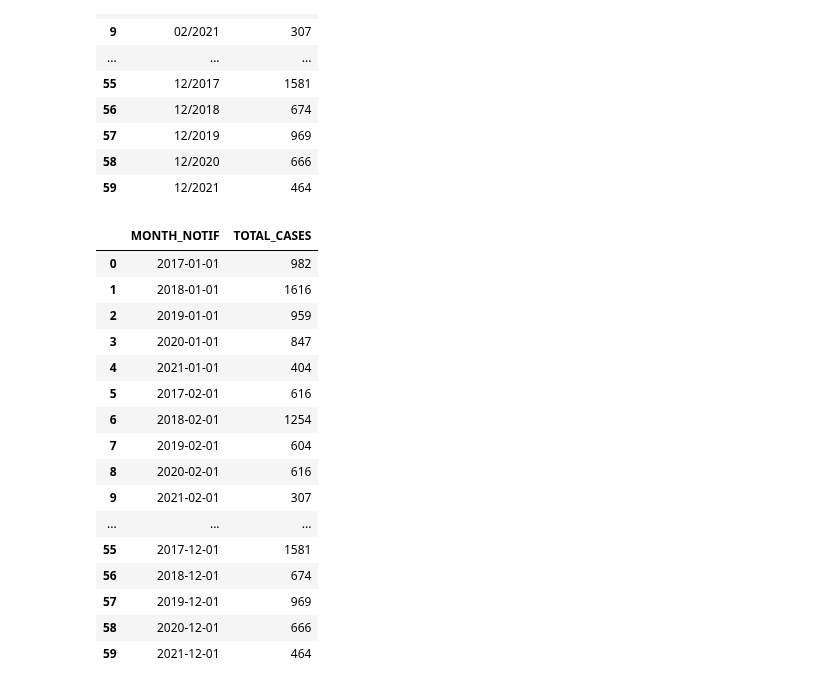
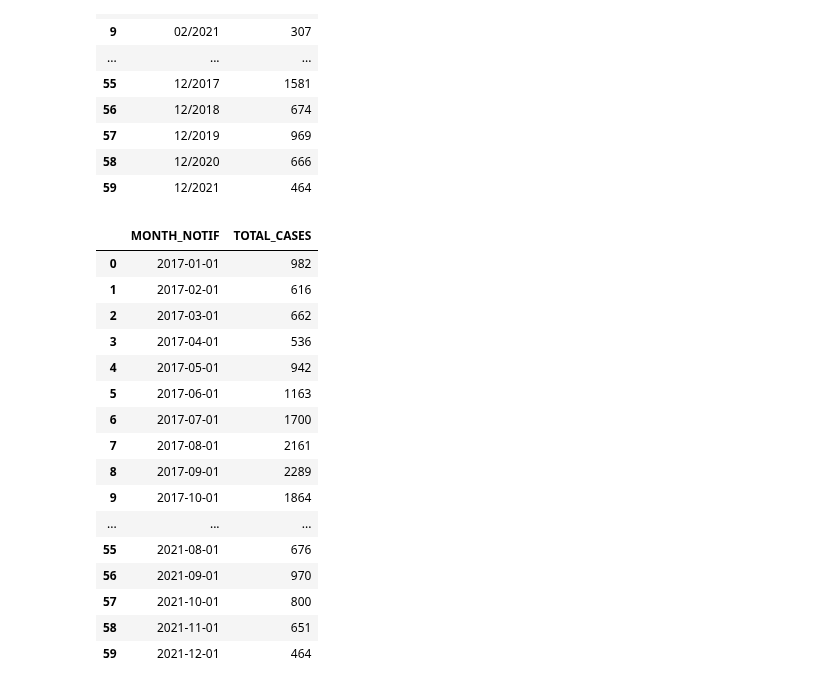
Before and after one commit to RaphaLevy/Study_on_Malaria_dynamics, a Jupyter notebook: sivep_data/Manaus_Pop_and_Cases_2017_2021.ipynb, the cells around one changed output. Saved outputs shown, nothing was run; the diff lists cells and outputs as text; code cells hidden in the pictures.

Commit message:
Sorts values by months instead of years

```diff
--- a/sivep_data/Manaus_Pop_and_Cases_2017_2021.ipynb
+++ b/sivep_data/Manaus_Pop_and_Cases_2017_2021.ipynb
@@ -725,22 +725,24 @@ cases_Manaus_by_month
 | 59 | 12/2021 | 464 |
 # %%
 cases_Manaus_by_month['MONTH_NOTIF'] = pd.to_datetime(cases_Manaus_by_month['MONTH_NOTIF'], format='%m/%Y')
+cases_Manaus_by_month = cases_Manaus_by_month.sort_values(by='MONTH_NOTIF')
+cases_Manaus_by_month = cases_Manaus_by_month.reset_index(drop=True)
 cases_Manaus_by_month
 # %% [output]
 |  | MONTH_NOTIF | TOTAL_CASES |
 | 0 | 2017-01-01 | 982 |
-| 1 | 2018-01-01 | 1616 |
-| 2 | 2019-01-01 | 959 |
-| 3 | 2020-01-01 | 847 |
-| 4 | 2021-01-01 | 404 |
-| 5 | 2017-02-01 | 616 |
-| 6 | 2018-02-01 | 1254 |
-| 7 | 2019-02-01 | 604 |
-| 8 | 2020-02-01 | 616 |
-| 9 | 2021-02-01 | 307 |
+| 1 | 2017-02-01 | 616 |
+| 2 | 2017-03-01 | 662 |
+| 3 | 2017-04-01 | 536 |
+| 4 | 2017-05-01 | 942 |
+| 5 | 2017-06-01 | 1163 |
+| 6 | 2017-07-01 | 1700 |
+| 7 | 2017-08-01 | 2161 |
+| 8 | 2017-09-01 | 2289 |
+| 9 | 2017-10-01 | 1864 |
 | ... | ... | ... |
-| 55 | 2017-12-01 | 1581 |
-| 56 | 2018-12-01 | 674 |
-| 57 | 2019-12-01 | 969 |
-| 58 | 2020-12-01 | 666 |
+| 55 | 2021-08-01 | 676 |
+| 56 | 2021-09-01 | 970 |
+| 57 | 2021-10-01 | 800 |
+| 58 | 2021-11-01 | 651 |
 | 59 | 2021-12-01 | 464 |
```
